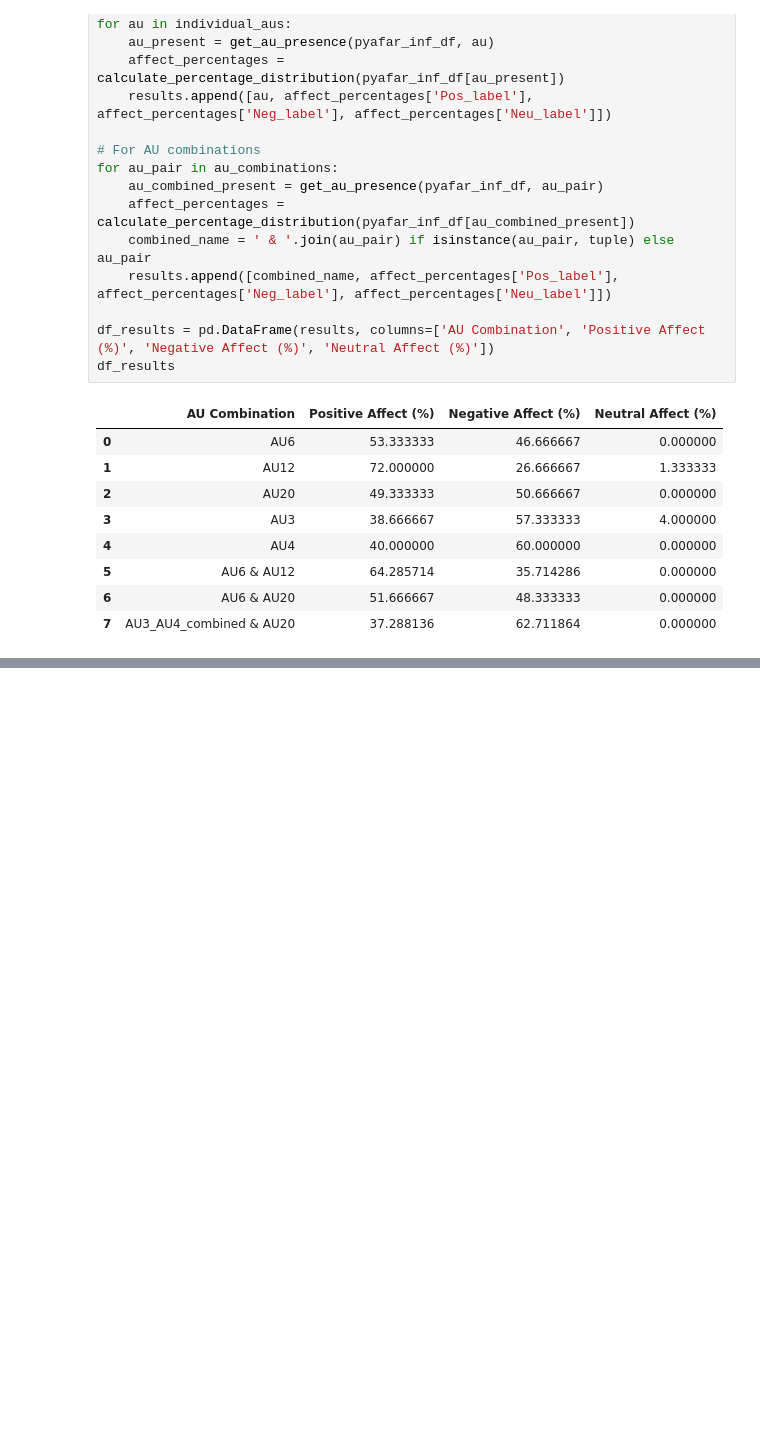
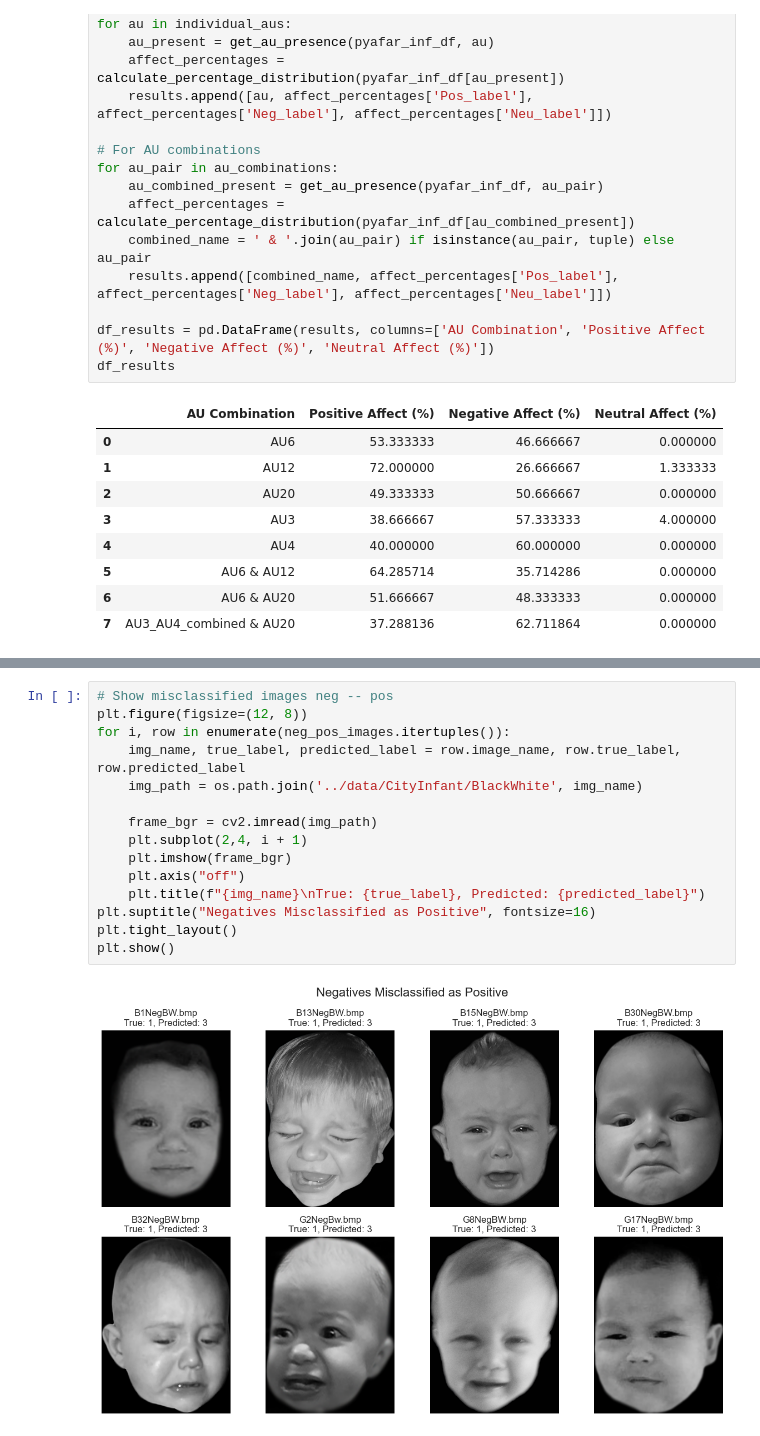
Before and after one commit to florentinafabregas/affect-recognition-infants, a Jupyter notebook: notebooks/main.ipynb, the cells around one changed output, grey strips where cells are left out. Saved outputs shown, nothing was run; the diff lists cells and outputs as text; blank space fills up the shorter version.

```diff
--- a/notebooks/main.ipynb
+++ b/notebooks/main.ipynb
@@ -1283,0 +1421,17 @@ TODO
+# %%
+# Show misclassified images neg -- pos
+plt.figure(figsize=(12, 8))
+for i, row in enumerate(neg_pos_images.itertuples()):
+    img_name, true_label, predicted_label = row.image_name, row.true_label, row.predicted_label
+    img_path = os.path.join('../data/CityInfant/BlackWhite', img_name)
+
+    frame_bgr = cv2.imread(img_path)
+    plt.subplot(2,4, i + 1)
+    plt.imshow(frame_bgr)
+    plt.axis("off")
+    plt.title(f"{img_name}\nTrue: {true_label}, Predicted: {predicted_label}")
+plt.suptitle("Negatives Misclassified as Positive", fontsize=16)
+plt.tight_layout()
+plt.show()
+# %% [output]
+[figure, added]
```
Also changed, not shown: parts of 16 cells of this notebook.
